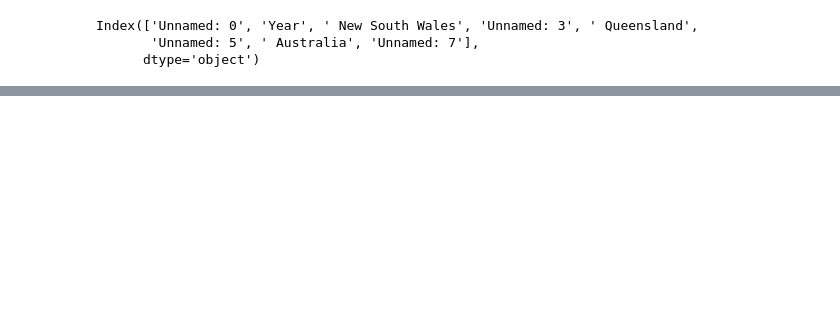
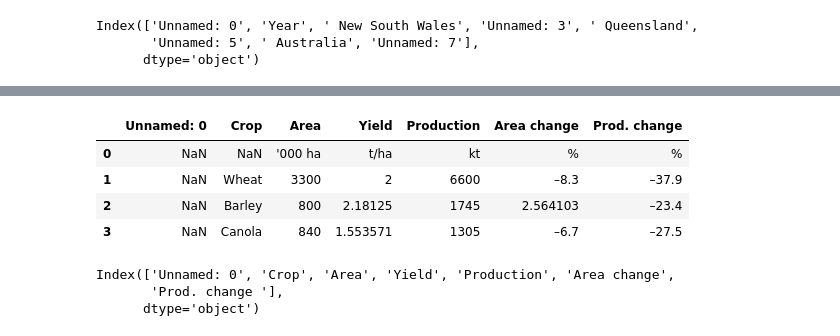
Before and after one commit to Moisebea/Crop_Report, a Jupyter notebook: OneDrive/Documents/Bureau/ABARES Dec Crop Report/Scraping_data.ipynb, the cells around one changed output, grey strips where cells are left out. Cells and saved outputs as stored; diff of their text form; code cells hidden in the pictures; blank space fills up the shorter version.

```diff
--- a/OneDrive/Documents/Bureau/ABARES Dec Crop Report/Scraping_data.ipynb
+++ b/OneDrive/Documents/Bureau/ABARES Dec Crop Report/Scraping_data.ipynb
@@ -560,0 +714,15 @@ table_3_clean
+# %%
+table_4 = Table_4.copy()
+table_4
+# %% [output]
+|  | Unnamed: 0 | Crop | Area | Yield | Production | Area change | Prod. change |
+| 0 | NaN | NaN | '000 ha | t/ha | kt | % | % |
+| 1 | NaN | Wheat | 3300 | 2 | 6600 | –8.3 | –37.9 |
+| 2 | NaN | Barley | 800 | 2.18125 | 1745 | 2.564103 | –23.4 |
+| 3 | NaN | Canola | 840 | 1.553571 | 1305 | –6.7 | –27.5 |
+# %%
+table_4.columns
+# %% [output]
+Index(['Unnamed: 0', 'Crop', 'Area', 'Yield', 'Production', 'Area change',
+       'Prod. change '],
+      dtype='object')
```
Also changed, not shown: parts of 22 cells of this notebook, 1 other file.
